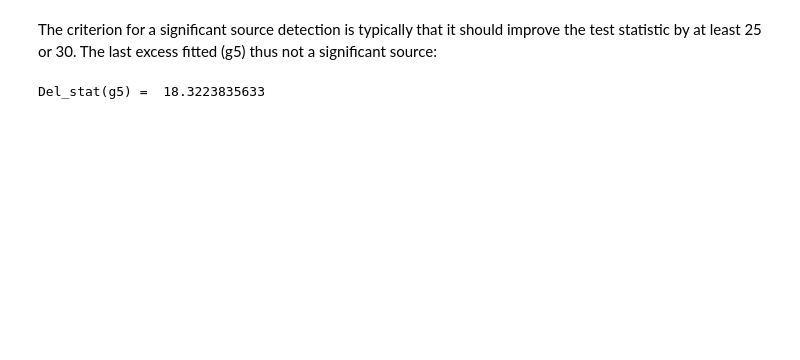
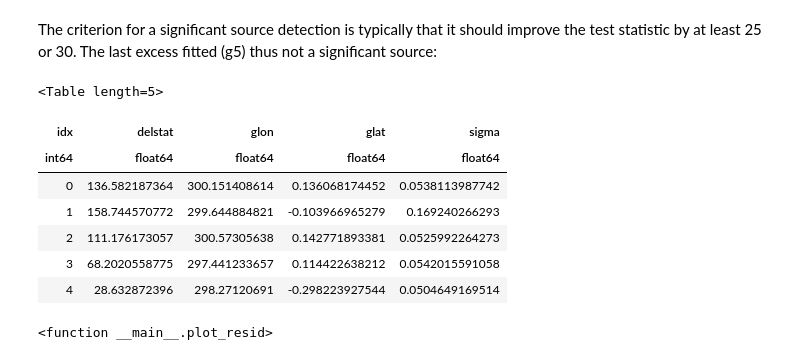
Before and after one commit to bkhelifi/gammapy-meudon-tutorial, a Jupyter notebook: notebooks/tutorial_fit_sources_sherpa.ipynb, the cells around one changed output. Cells and saved outputs as stored; diff of their text form; code cells hidden in the pictures; blank space fills up the shorter version.

```diff
--- a/notebooks/tutorial_fit_sources_sherpa.ipynb
+++ b/notebooks/tutorial_fit_sources_sherpa.ipynb
@@ -236,10 +242,12 @@ for i in range(1, len(gs)) :
     sh.fit()
     sh.freeze(gs[i])
 
-    sh.save_resid("resid.fits", clobber=True)
-    resid = SkyImage.read("resid.fits")
+    data = sh.get_data_image().y -  sh.get_model_image().y
+    resid = SkyImage(data=data, wcs=ref_image.wcs)
+
     resid_smo6 = resid.smooth(radius = 6)
-    resid_smo6.show(vmin = -0.5, vmax = 2)
+    resid_smo6.show(vmin = -0.5, vmax = 1)
+    resid_table.append(resid_smo6)
 # %% [output]
 Dataset               = 1
 Method                = neldermead
@@ -334,12 +342,55 @@ Method                = neldermead
 # %% [markdown]
 The criterion for a significant source detection is typically that it should improve the test statistic by at least 25 or 30. The last excess fitted (g5) thus not a significant source:
-# %%
-ampl  = g5.ampl.val # save g5 fitted amplitude value
-g5.ampl = 0
-stati = sh.get_stat_info()[0].statval # value of statistic without g5 in model
-g5.ampl = ampl
-statf = sh.get_stat_info()[0].statval # value of statistic with g5
-delstat = stati - statf
-print 'Del_stat(g5) = ', delstat
-# %% [output]
-Del_stat(g5) =  18.3223835633
+# %%
+from astropy.stats import gaussian_fwhm_to_sigma
+from astropy.table import Table
+
+pix_scale = ref_image.wcs_pixel_scale()[0].deg
+
+
+rows = []
+for idx, g in enumerate(gs):
+    ampl = g.ampl.val
+    g.ampl = 0
+    stati = sh.get_stat_info()[0].statval
+    g.ampl = ampl
+    statf = sh.get_stat_info()[0].statval
+    delstat = stati - statf
+
+    coord = resid.wcs_pixel_to_skycoord(g.xpos.val, g.ypos.val)
+    pix_scale = resid.wcs_pixel_scale()[0].deg
+    sigma = g.fwhm.val * pix_scale * gaussian_fwhm_to_sigma
+    rows.append(dict(
+        idx=idx,
+        delstat=delstat,
+        glon=coord.l.deg,
+        glat=coord.b.deg,
+        sigma=sigma ,
+    ))
+
+table = Table(rows=rows, names=rows[0])
+table[table['delstat'] > 25]
+# %% [output]
+<Table length=5>
+| idx | delstat | glon | glat | sigma |
+| int64 | float64 | float64 | float64 | float64 |
+| 0 | 136.582187364 | 300.151408614 | 0.136068174452 | 0.0538113987742 |
+| 1 | 158.744570772 | 299.644884821 | -0.103966965279 | 0.169240266293 |
+| 2 | 111.176173057 | 300.57305638 | 0.142771893381 | 0.0525992264273 |
+| 3 | 68.2020558775 | 297.441233657 | 0.114422638212 | 0.0542015591058 |
+| 4 | 28.632872396 | 298.27120691 | -0.298223927544 | 0.0504649169514 |
+# %%
+from ipywidgets.widgets.interaction import interact
+
+def plot_resid(i):
+    resid_table[i].plot(vmin=-0.5, vmax=1)
+    ax=plt.gca()
+    ax.set_title('CStat=%.2f'%(table['delstat'][i]))
+    ax.scatter(
+    table['glon'][i], table['glat'][i],
+    transform=ax.get_transform('galactic'),
+    color='none', edgecolor='azure', marker='o', s=400)
+    plt.show()
+interact(plot_resid,i=(0,5))
+# %% [output]
+<function __main__.plot_resid>
```
Also changed, not shown: parts of 9 cells of this notebook.
